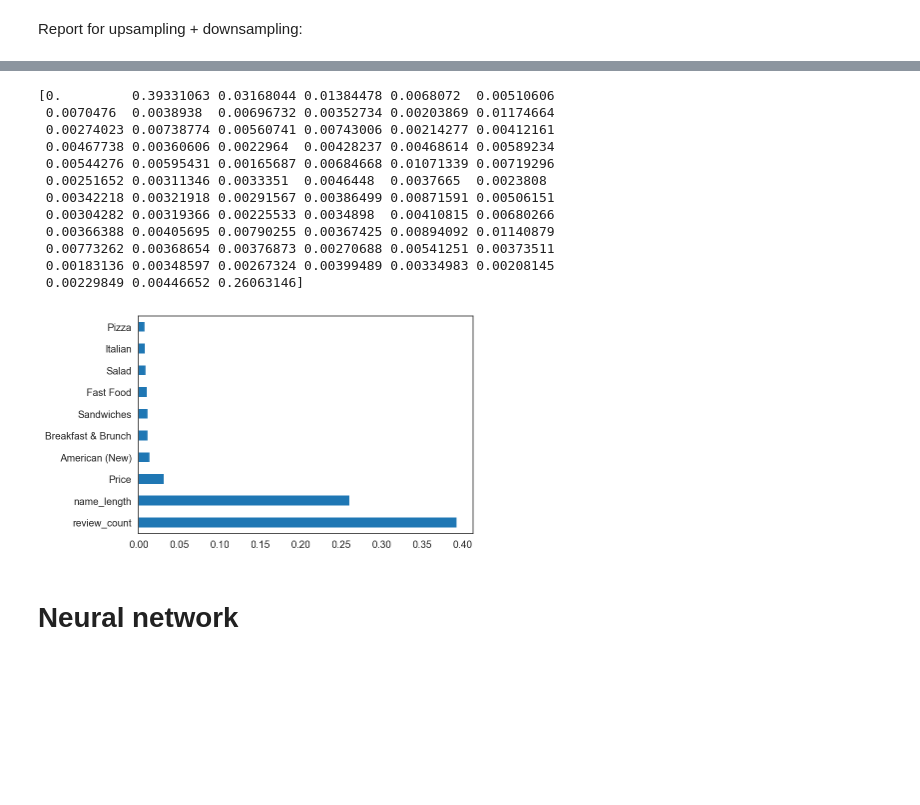
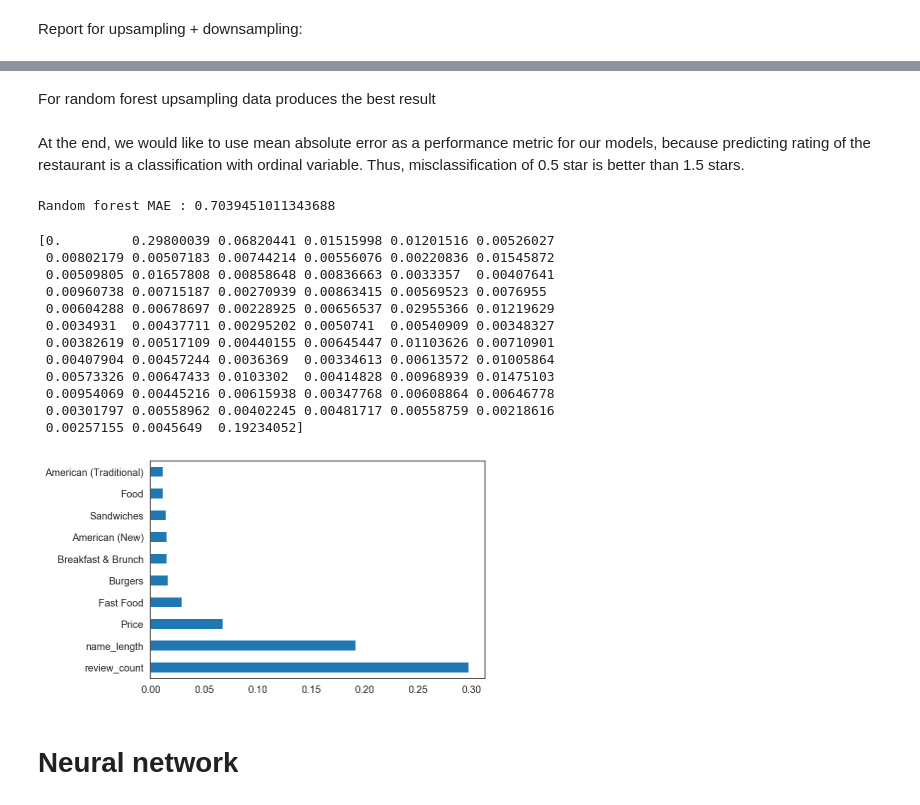
Before and after one commit to DLaux/DMML-Project, a Jupyter notebook: code/Main.ipynb, the cells around one changed output, grey strips where cells are left out. Cells and saved outputs as stored; diff of their text form; code cells hidden in the pictures; blank space fills up the shorter version.

```diff
--- a/code/Main.ipynb
+++ b/code/Main.ipynb
@@ -547,0 +580,3 @@ RandomForestClassifier(bootstrap=True, ccp_alpha=0.0, class_weight=None,
+# %%
+clf = RandomForestClassifier(n_estimators = 300,max_depth = 30)
+clf.fit(X_resampled, y_resampled)
@@ -640,0 +654,4 @@ weighted avg       0.23      0.21      0.20     10125
+# %% [markdown]
+For random forest upsampling data produces the best result
+# %% [markdown]
+At the end, we would like to use mean absolute error as a performance metric for our models, because predicting rating of the restaurant is a classification with ordinal variable. Thus, misclassification of 0.5 star is better than 1.5 stars.
@@ -641,25 +664,29 @@ weighted avg       0.23      0.21      0.20     10125
+# %%
+print("Random forest MAE :", np.mean(MAE_RF))
+# %% [output]
+Random forest MAE : 0.7039451011343688
 # %%
 model = ExtraTreesClassifier(n_estimators=100)
-model.fit(X_train,y_train)
+model.fit(X_resampled, y_resampled)
 print(model.feature_importances_) #use inbuilt class feature_importances of tree based classifiers
 #plot graph of feature importances for better visualization
 feat_importances = pd.Series(model.feature_importances_, index=X.columns)
 feat_importances.nlargest(10).plot(kind='barh')
 plt.show()
 # %% [output]
-[0.         0.39331063 0.03168044 0.01384478 0.0068072  0.00510606
- 0.0070476  0.0038938  0.00696732 0.00352734 0.00203869 0.01174664
- 0.00274023 0.00738774 0.00560741 0.00743006 0.00214277 0.00412161
- 0.00467738 0.00360606 0.0022964  0.00428237 0.00468614 0.00589234
- 0.00544276 0.00595431 0.00165687 0.00684668 0.01071339 0.00719296
- 0.00251652 0.00311346 0.0033351  0.0046448  0.0037665  0.0023808
- 0.00342218 0.00321918 0.00291567 0.00386499 0.00871591 0.00506151
- 0.00304282 0.00319366 0.00225533 0.0034898  0.00410815 0.00680266
- 0.00366388 0.00405695 0.00790255 0.00367425 0.00894092 0.01140879
- 0.00773262 0.00368654 0.00376873 0.00270688 0.00541251 0.00373511
- 0.00183136 0.00348597 0.00267324 0.00399489 0.00334983 0.00208145
- 0.00229849 0.00446652 0.26063146]
+[0.         0.29800039 0.06820441 0.01515998 0.01201516 0.00526027
+ 0.00802179 0.00507183 0.00744214 0.00556076 0.00220836 0.01545872
+ 0.00509805 0.01657808 0.00858648 0.00836663 0.0033357  0.00407641
+ 0.00960738 0.00715187 0.00270939 0.00863415 0.00569523 0.0076955
+ 0.00604288 0.00678697 0.00228925 0.00656537 0.02955366 0.01219629
+ 0.0034931  0.00437711 0.00295202 0.0050741  0.00540909 0.00348327
+ 0.00382619 0.00517109 0.00440155 0.00645447 0.01103626 0.00710901
+ 0.00407904 0.00457244 0.0036369  0.00334613 0.00613572 0.01005864
+ 0.00573326 0.00647433 0.0103302  0.00414828 0.00968939 0.01475103
+ 0.00954069 0.00445216 0.00615938 0.00347768 0.00608864 0.00646778
+ 0.00301797 0.00558962 0.00402245 0.00481717 0.00558759 0.00218616
+ 0.00257155 0.0045649  0.19234052]
-[figure, old version]
+[figure, new version]
 # %% [markdown]
 # Neural network
 # %% [markdown]
```
Also changed, not shown: parts of 23 cells of this notebook.
